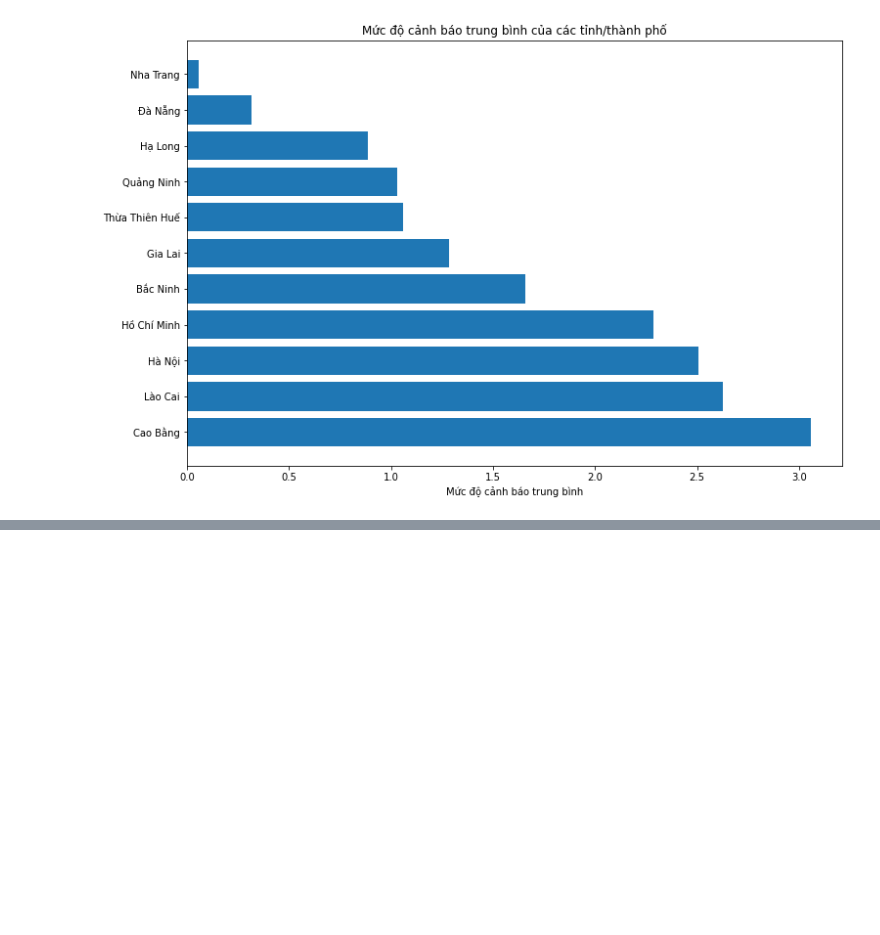
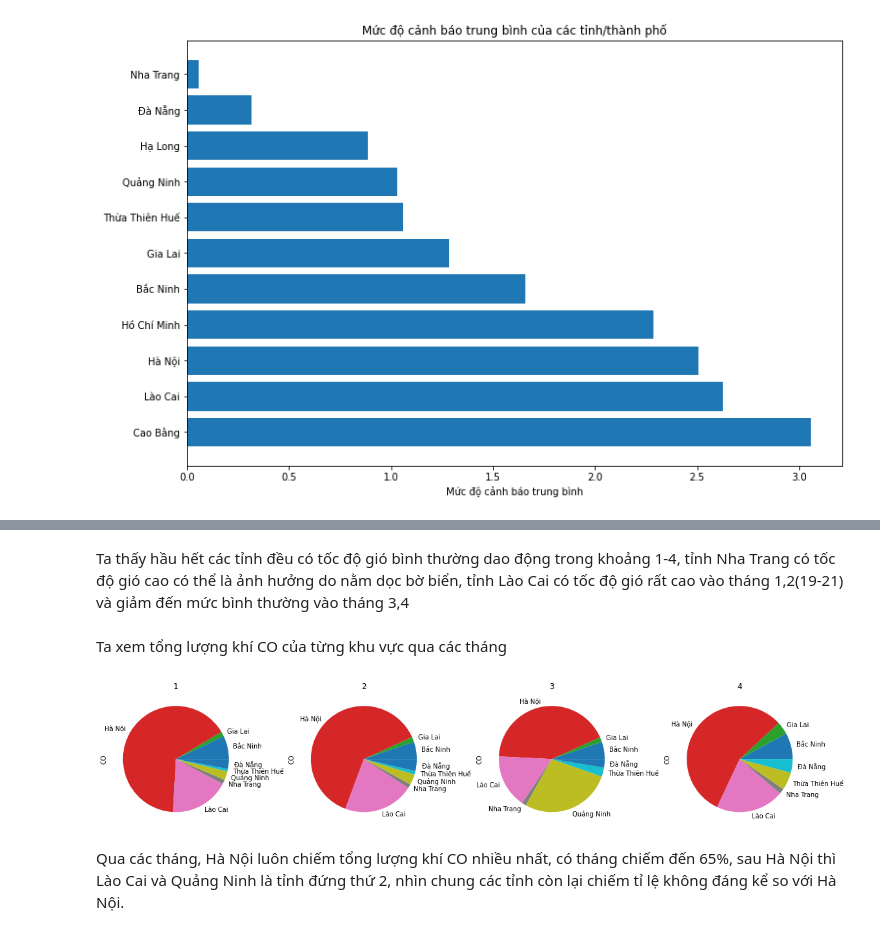
Before and after one commit to AI005/Analyst_VietNam, a Jupyter notebook: notebook.ipynb, the cells around one changed output, grey strips where cells are left out. Drawn from its saved outputs; the diff is of its cells as text; code cells hidden in the pictures; blank space fills up the shorter version.

```diff
--- a/notebook.ipynb
+++ b/notebook.ipynb
@@ -410,0 +429,17 @@ plt.show()
+# %% [markdown]
+Ta thấy hầu hết các tỉnh đều có tốc độ gió bình thường dao động trong khoảng 1-4, tỉnh Nha Trang có tốc độ gió cao có thể là ảnh hưởng do nằm dọc bờ biển, tỉnh Lào Cai có tốc độ gió rất cao vào tháng 1,2(19-21) và giảm đến mức bình thường vào tháng 3,4
+# %% [markdown]
+Ta xem tổng lượng khí CO của từng khu vực qua các tháng
+# %%
+data_co_sort = data.sort_values(by='Data Time S')[['City', 'CO', 'Month']]
+plt.figure(figsize=(20,40))
+for i in range(4):
+    ax = plt.subplot(9,4,i+1)
+    data_use=data_co_sort[data_co_sort['Month']==i+1]
+    data_use.groupby('City')['CO'].sum().plot(kind='pie', ax = ax)
+    ax.set_title(i+1)
+plt.show()
+# %% [output]
+[figure, added]
+# %% [markdown]
+Qua các tháng, Hà Nội luôn chiếm tổng lượng khí CO nhiều nhất, có tháng chiếm đến 65%, sau Hà Nội thì Lào Cai và Quảng Ninh là tỉnh đứng thứ 2, nhìn chung các tỉnh còn lại chiếm tỉ lệ không đáng kể so với Hà Nội.
```
Also changed, not shown: parts of 7 cells of this notebook.
